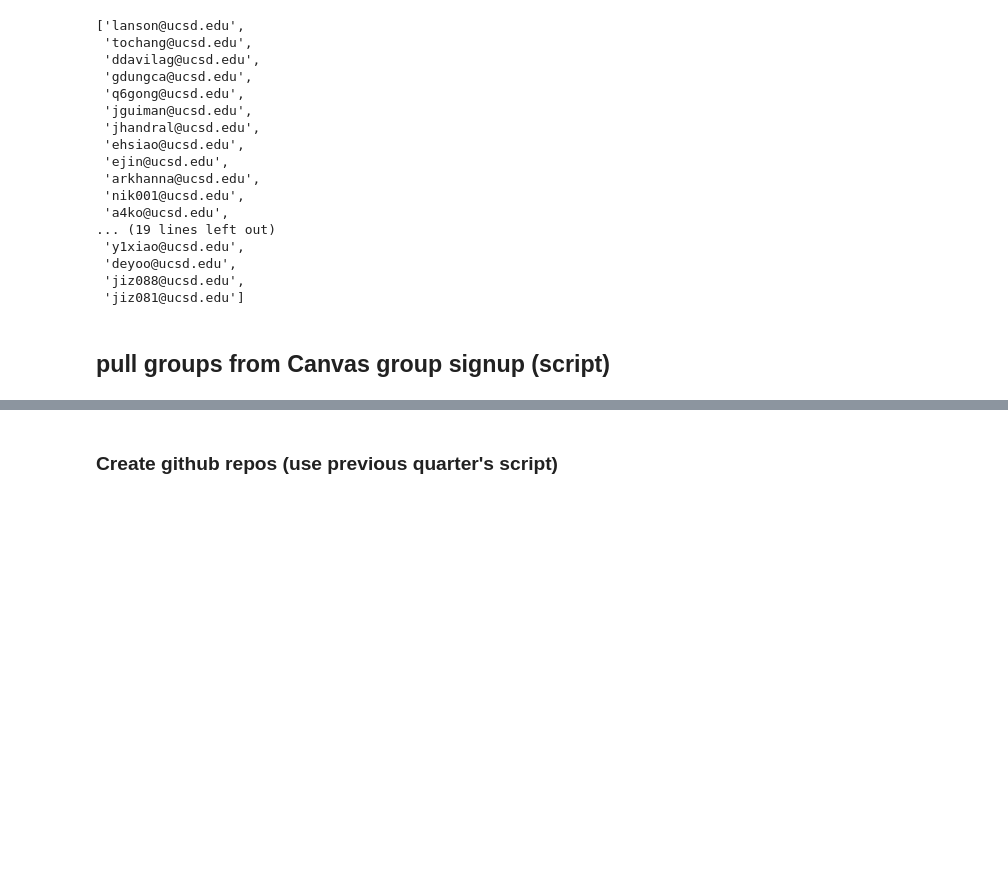
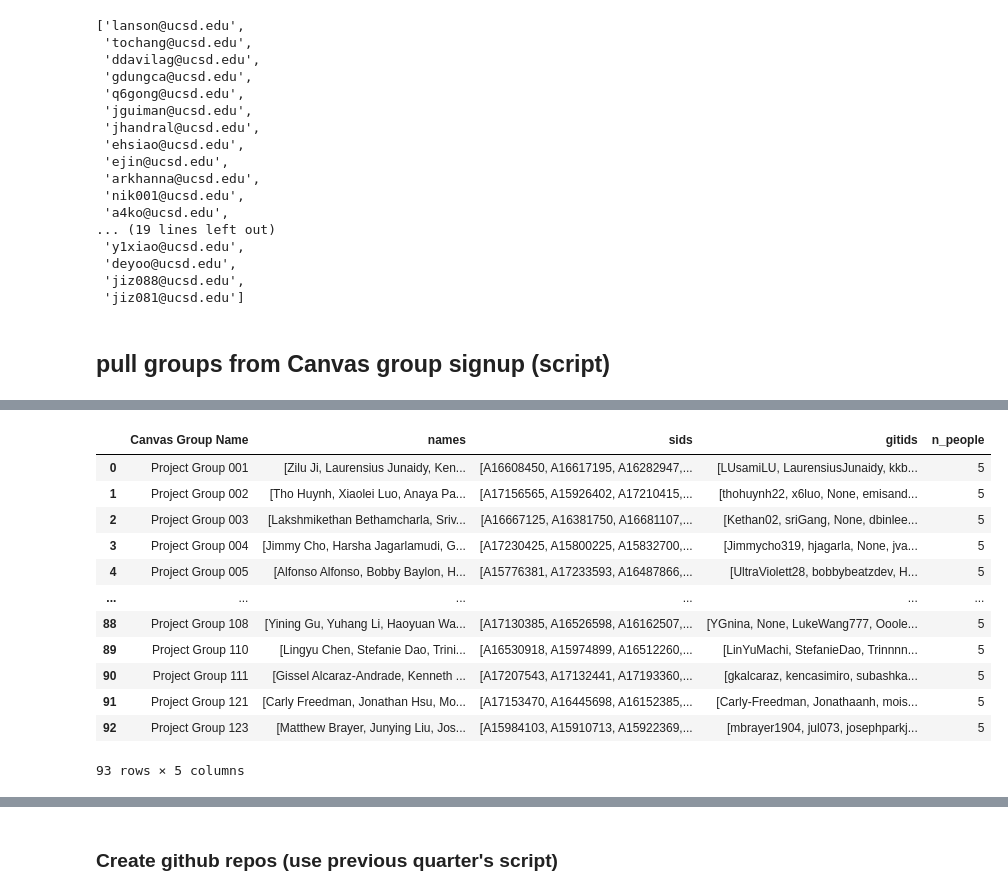
Before and after one commit to LynnMu/Project_Mgmt, a Jupyter notebook: FA22 Canvas Groups => Github Script.ipynb, the cells around one changed output, grey strips where cells are left out. Cells and saved outputs as stored; diff of their text form; code cells hidden in the pictures; blank space fills up the shorter version.

```diff
--- a/FA22 Canvas Groups => Github Script.ipynb
+++ b/FA22 Canvas Groups => Github Script.ipynb
@@ -256,5 +306,21 @@ def name_change(g_Name):
 Groups['Canvas Group Name'] = Groups['Canvas Group Name'].apply(lambda x: name_change(x))
 # %%
 Groups['n_people'] = pd.to_numeric(Groups['n_people'])
+# %%
+Groups
+# %% [output]
+|  | Canvas Group Name | names | sids | gitids | n_people |
+| 0 | Project Group 001 | [Zilu Ji, Laurensius Junaidy, Ken... | [A16608450, A16617195, A16282947,... | [LUsamiLU, LaurensiusJunaidy, kkb... | 5 |
+| 1 | Project Group 002 | [Tho Huynh, Xiaolei Luo, Anaya Pa... | [A17156565, A15926402, A17210415,... | [thohuynh22, x6luo, None, emisand... | 5 |
+| 2 | Project Group 003 | [Lakshmikethan Bethamcharla, Sriv... | [A16667125, A16381750, A16681107,... | [Kethan02, sriGang, None, dbinlee... | 5 |
+| 3 | Project Group 004 | [Jimmy Cho, Harsha Jagarlamudi, G... | [A17230425, A15800225, A15832700,... | [Jimmycho319, hjagarla, None, jva... | 5 |
+| 4 | Project Group 005 | [Alfonso Alfonso, Bobby Baylon, H... | [A15776381, A17233593, A16487866,... | [UltraViolett28, bobbybeatzdev, H... | 5 |
+| ... | ... | ... | ... | ... | ... |
+| 88 | Project Group 108 | [Yining Gu, Yuhang Li, Haoyuan Wa... | [A17130385, A16526598, A16162507,... | [YGnina, None, LukeWang777, Ooole... | 5 |
+| 89 | Project Group 110 | [Lingyu Chen, Stefanie Dao, Trini... | [A16530918, A15974899, A16512260,... | [LinYuMachi, StefanieDao, Trinnnn... | 5 |
+| 90 | Project Group 111 | [Gissel Alcaraz-Andrade, Kenneth ... | [A17207543, A17132441, A17193360,... | [gkalcaraz, kencasimiro, subashka... | 5 |
+| 91 | Project Group 121 | [Carly Freedman, Jonathan Hsu, Mo... | [A17153470, A16445698, A16152385,... | [Carly-Freedman, Jonathaanh, mois... | 5 |
+| 92 | Project Group 123 | [Matthew Brayer, Junying Liu, Jos... | [A15984103, A15910713, A15922369,... | [mbrayer1904, jul073, josephparkj... | 5 |
+93 rows × 5 columns
 # %%
 #len(Groups[Groups['n_people'] < 5])
```
Also changed, not shown: parts of 18 cells of this notebook, 15 other files.
